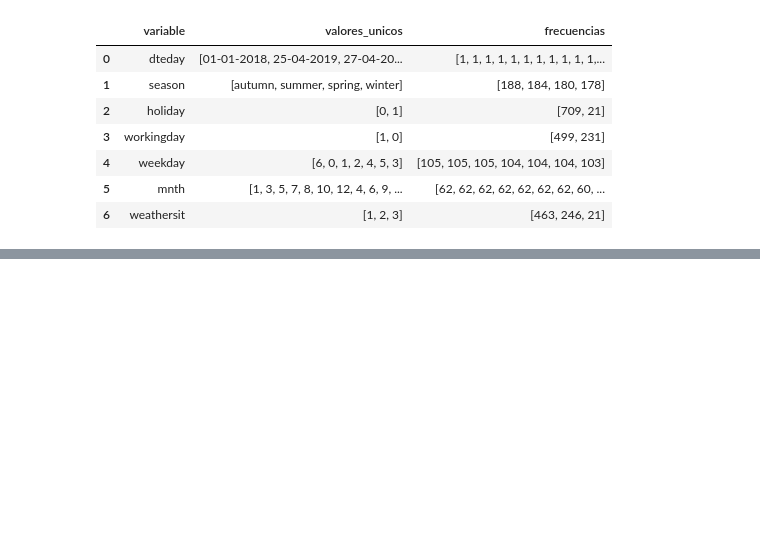
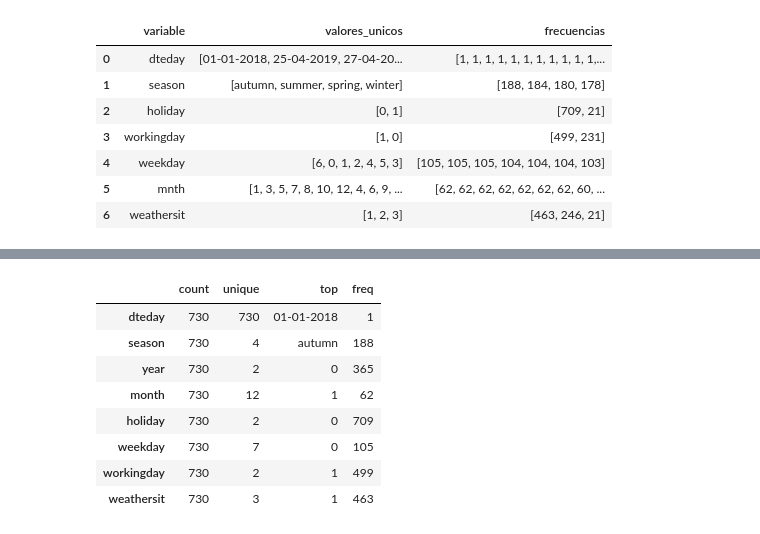
Before and after one commit to chloeiris/DA-Project3-Bike-Rental-ML-Predictive-Models, a Jupyter notebook: EDA_Bike_Sharing.ipynb, the cells around one changed output, grey strips where cells are left out. Saved outputs shown, nothing was run; the diff lists cells and outputs as text; code cells hidden in the pictures; blank space fills up the shorter version.

```diff
--- a/EDA_Bike_Sharing.ipynb
+++ b/EDA_Bike_Sharing.ipynb
@@ -220,0 +164,12 @@ Timestamp('2014-12-31 23:30:00')
+# %%
+df.describe(include=['object', 'category']).T
+# %% [output]
+|  | count | unique | top | freq |
+| dteday | 730 | 730 | 01-01-2018 | 1 |
+| season | 730 | 4 | autumn | 188 |
+| year | 730 | 2 | 0 | 365 |
+| month | 730 | 12 | 1 | 62 |
+| holiday | 730 | 2 | 0 | 709 |
+| weekday | 730 | 7 | 0 | 105 |
+| workingday | 730 | 2 | 1 | 499 |
+| weathersit | 730 | 3 | 1 | 463 |
```
Also changed, not shown: parts of 43 cells of this notebook.
